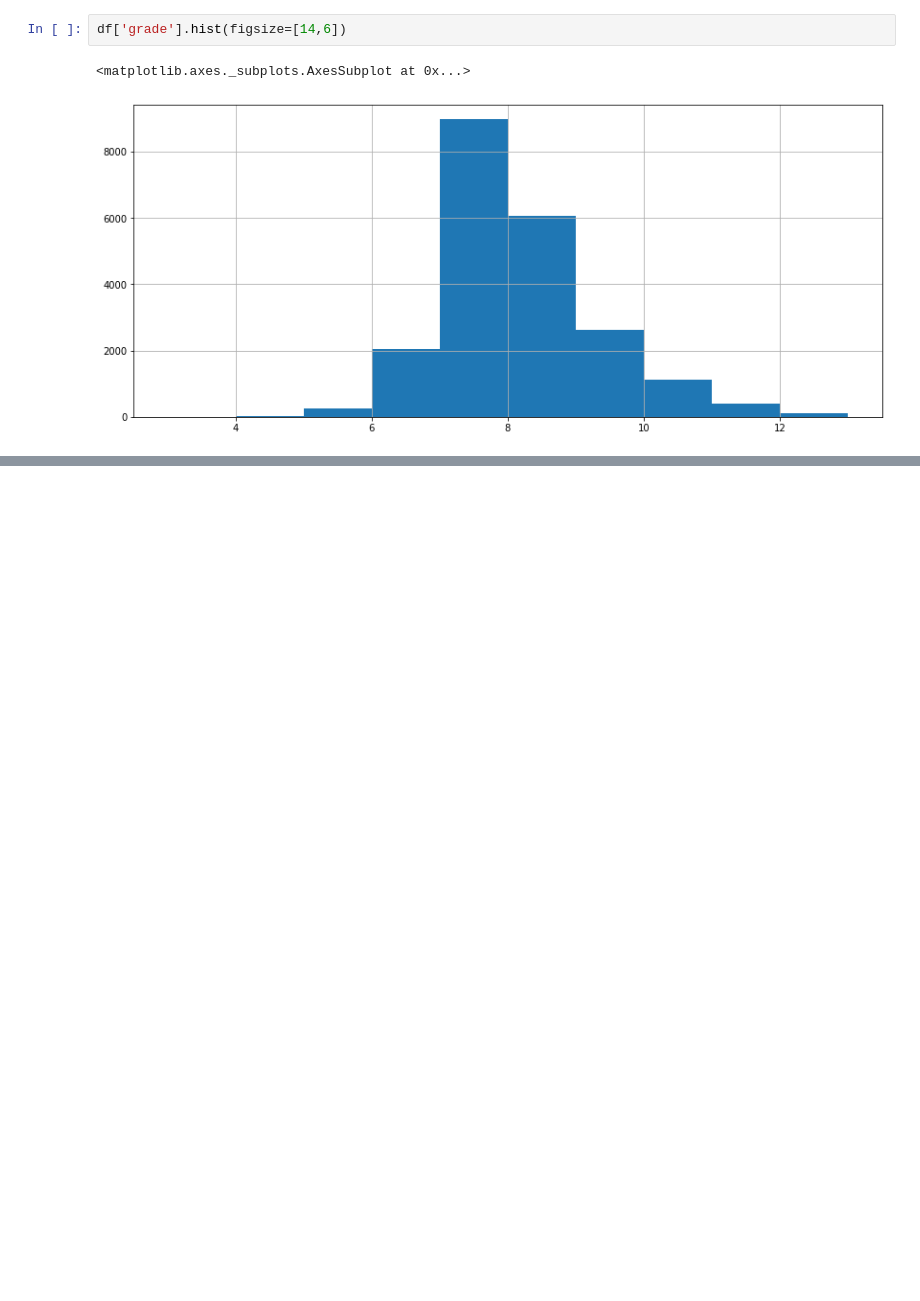
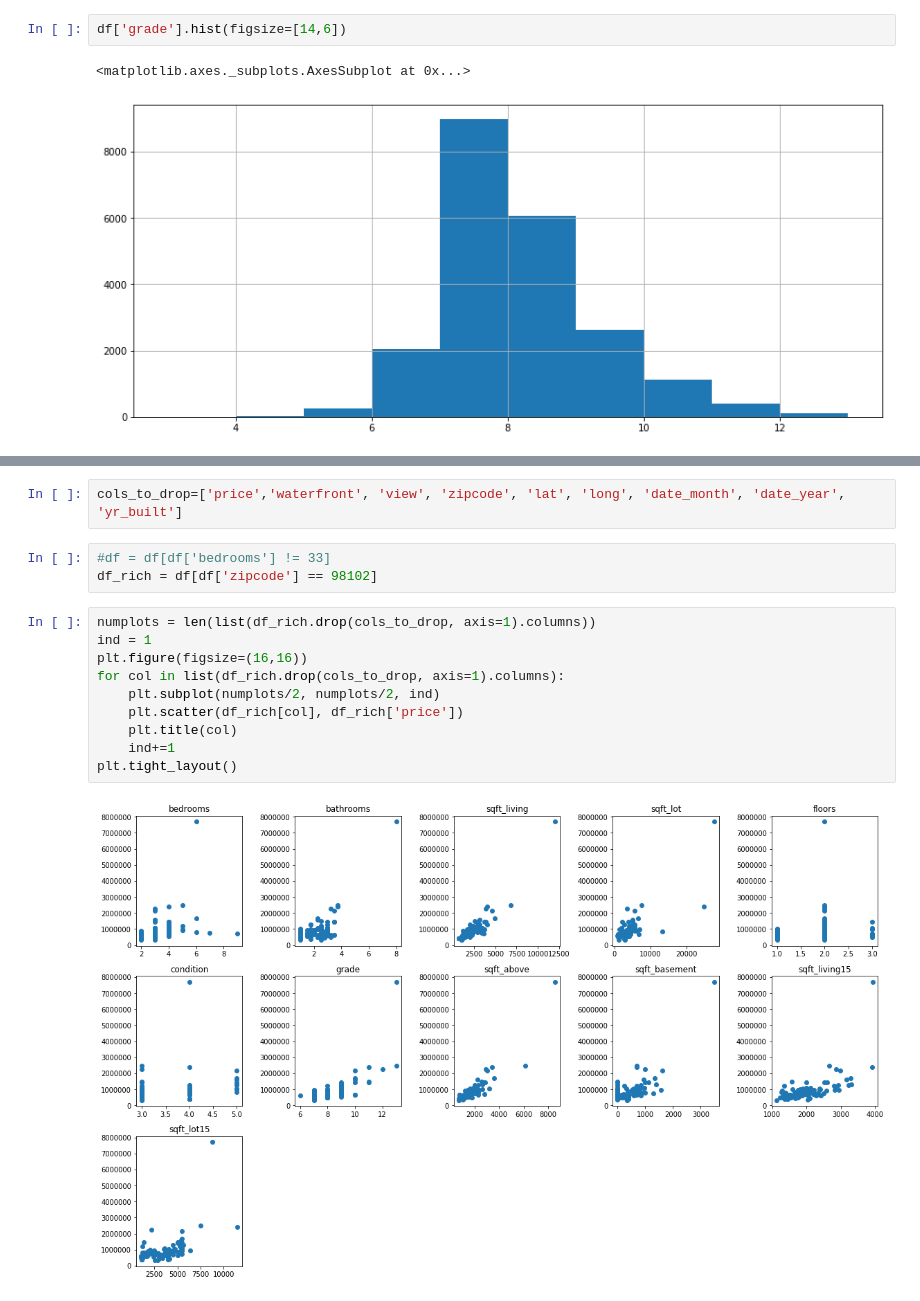
Before and after one commit to alaskalam/Flatiron-Bootcamp-Mod-2-Project---Seattle-Real-Estate-Costs-Linear-Regression, a Jupyter notebook: student.ipynb, the cells around one changed output, grey strips where cells are left out. Drawn from its saved outputs; the diff is of its cells as text; blank space fills up the shorter version.

```diff
--- a/student.ipynb
+++ b/student.ipynb
@@ -190,0 +240,17 @@ df['grade'].hist(figsize=[14,6])
+# %%
+cols_to_drop=['price','waterfront', 'view', 'zipcode', 'lat', 'long', 'date_month', 'date_year', 'yr_built']
+# %%
+#df = df[df['bedrooms'] != 33]
+df_rich = df[df['zipcode'] == 98102]
+# %%
+numplots = len(list(df_rich.drop(cols_to_drop, axis=1).columns))
+ind = 1
+plt.figure(figsize=(16,16))
+for col in list(df_rich.drop(cols_to_drop, axis=1).columns):
+    plt.subplot(numplots/2, numplots/2, ind)
+    plt.scatter(df_rich[col], df_rich['price'])
+    plt.title(col)
+    ind+=1
+plt.tight_layout()
+# %% [output]
+[figure, added]
```
Also changed, not shown: parts of 7 cells of this notebook.
